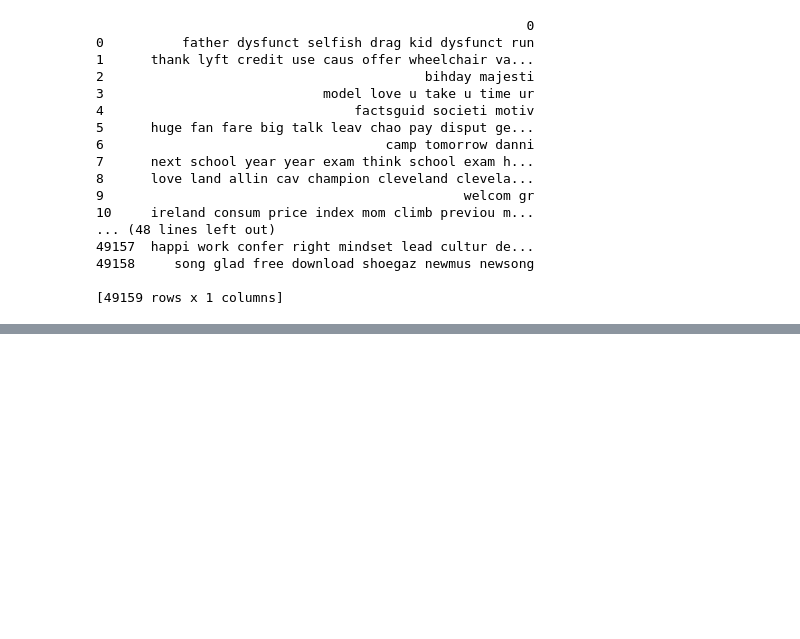
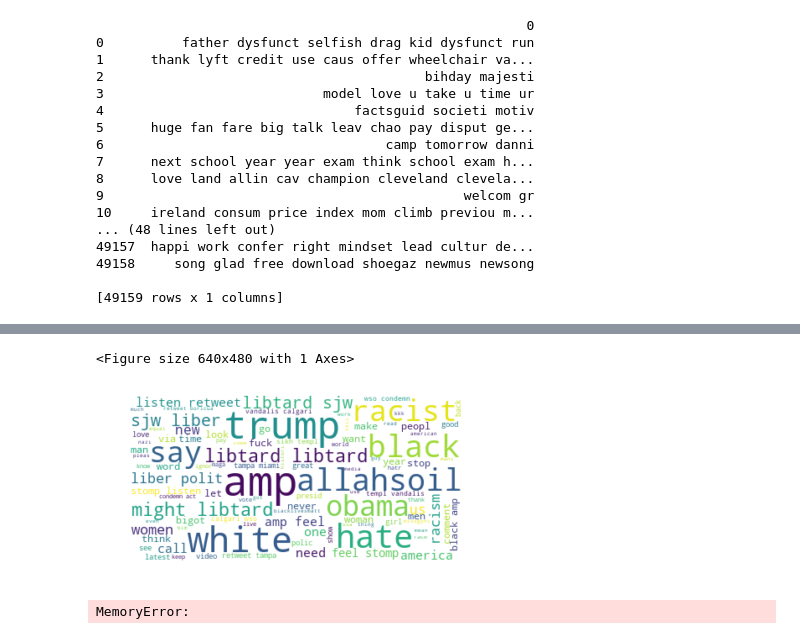
Before and after one commit to CaptainRogers7/Twitter-Sentiment-Analysis, a Jupyter notebook: Untitled.ipynb, the cells around one changed output, grey strips where cells are left out. Drawn from its saved outputs; the diff is of its cells as text; code cells hidden in the pictures; blank space fills up the shorter version.

```diff
--- a/Untitled.ipynb
+++ b/Untitled.ipynb
@@ -84,6 +84,6 @@ print(df)
 
 [49159 rows x 1 columns]
 # %%
-combined_data['cleaned tweets'] = df
+combined_data['cleaned_tweets'] = df
 print(combined_data.columns)
 # %% [output]
@@ -90,0 +111,24 @@ Index(['id', 'label', 'tweet', 'cleaned tweets'], dtype='object')
+# %%
+#visualising the non-hatred/non-racist/non-sexist tweets in wordlcoud
+import matplotlib.pyplot as plt
+from wordcloud import WordCloud
+hatred_tweets = " ".join([twt for twt in combined_data['cleaned_tweets'][combined_data['label']==0]])
+wordcloud = WordCloud(max_font_size=50, max_words=100, background_color="white").generate(hatred_tweets)
+plt.figure()
+plt.imshow(wordcloud, interpolation="bilinear")
+plt.axis("off")
+plt.show()
+# %% [output]
+<Figure size 640x480 with 1 Axes>
+# %%
+#visualising the hatred,racist tweets in worldcloud
+import matplotlib.pyplot as plt
+from wordcloud import WordCloud
+hatred_tweets = " ".join([twt for twt in combined_data['cleaned_tweets'][combined_data['label']==1]])
+wordcloud = WordCloud(max_font_size=50, max_words=100, background_color="white").generate(hatred_tweets)
+plt.figure()
+plt.imshow(wordcloud, interpolation="bilinear")
+plt.axis("off")
+plt.show()
+# %% [output]
+[figure, added]
@@ -90,0 +143,11 @@ Index(['id', 'label', 'tweet', 'cleaned tweets'], dtype='object')
+# %%
+#using Naive Bayes  classifier to build model based on BOW features
+from sklearn.model_selection import train_test_split
+from sklearn.naive_bayes import GaussianNB
+from sklearn.metrics import f1_score
+from sklearn.metrics import confusion_matrix
+x_train = bow_train_features.toarray()
+x_test = bow_test_features.toarray()
+print(x_train)
+# %% [output]
+MemoryError:
```
Also changed, not shown: parts of 3 cells of this notebook.
